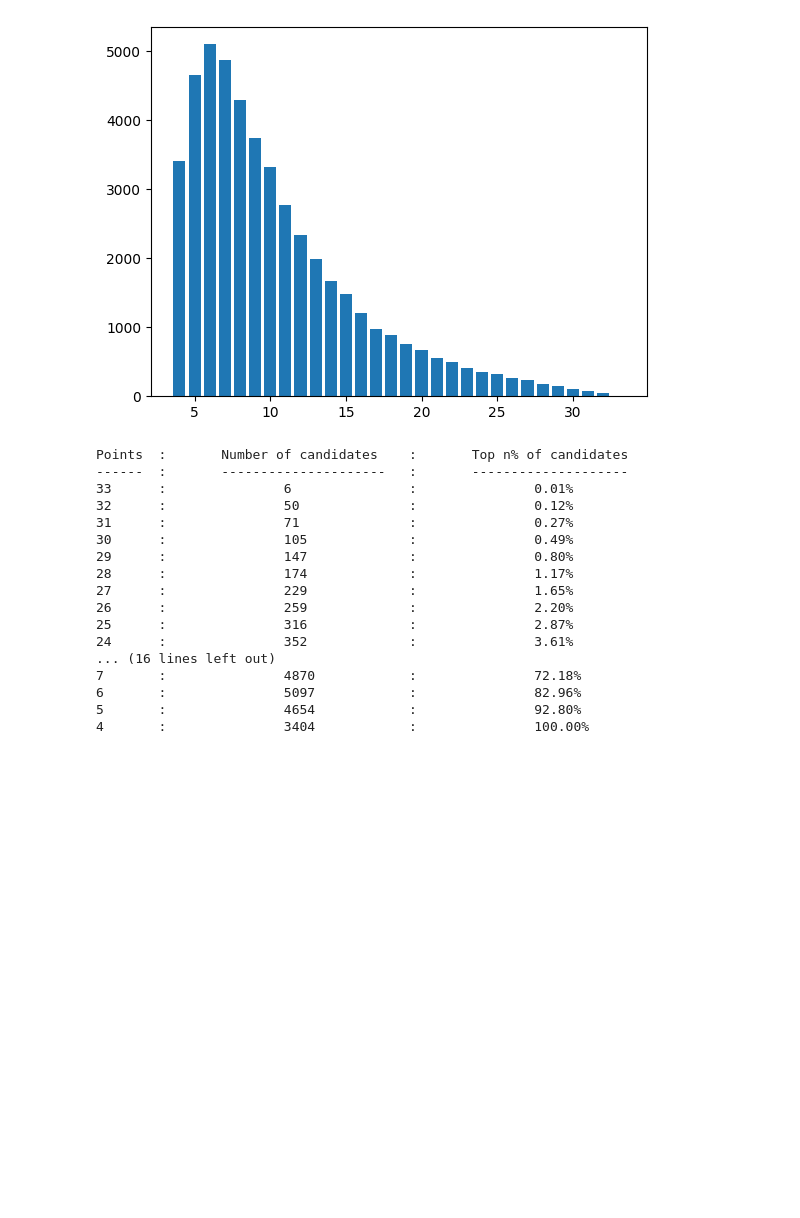
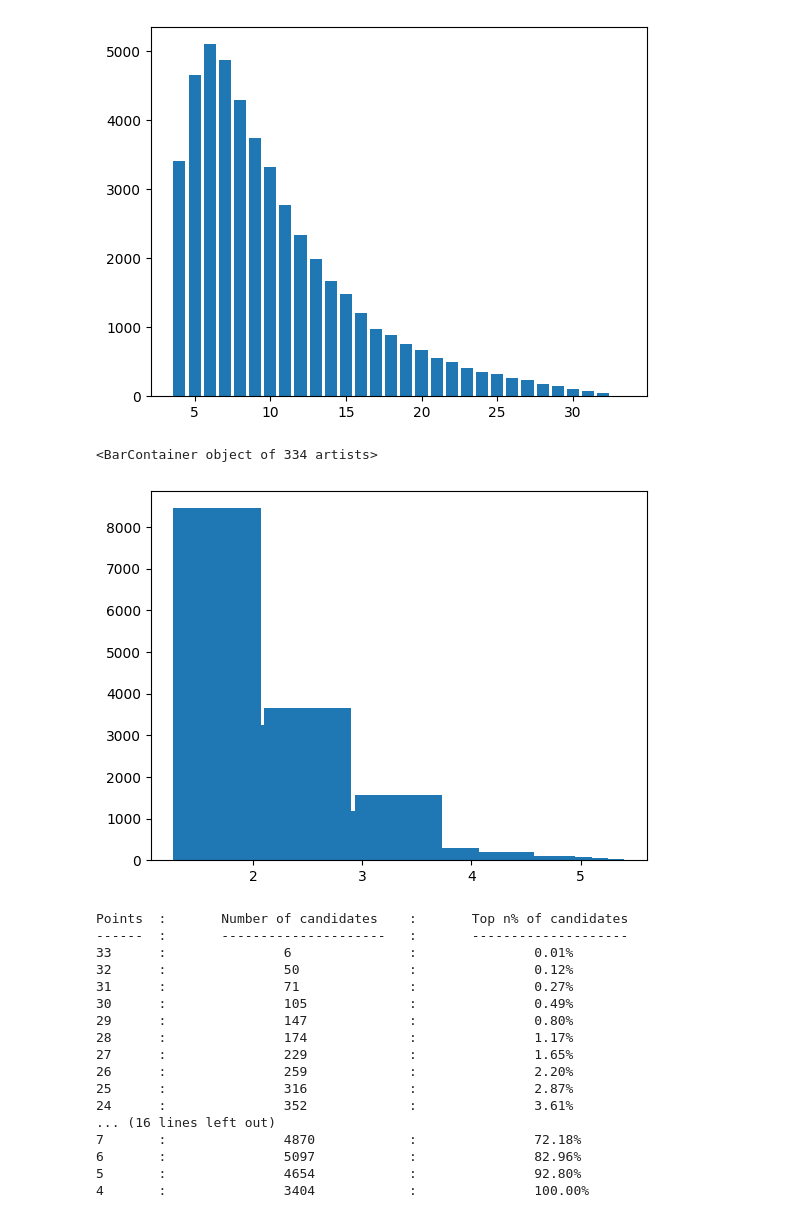
Before and after one commit to kamda-cyrial/Cameroon-GCE-Analytics, a Jupyter notebook: OL/2020/test.ipynb, the cells around one changed output. Cells and saved outputs as stored; diff of their text form; code cells hidden in the pictures; blank space fills up the shorter version.

Commit message:
adding the gpa graph for both OLs results

```diff
--- a/OL/2020/test.ipynb
+++ b/OL/2020/test.ipynb
@@ -121,6 +121,11 @@ plt.bar(grade_distribution.keys(), [grade_distribution[key].count for key in gra
 # %% [output]
 <BarContainer object of 30 artists>
 [figure]
+# %%
+plt.bar(gpa_distribution.keys(), [gpa_distribution[key].count for key in gpa_distribution.keys()])
+# %% [output]
+<BarContainer object of 334 artists>
+[figure, added]
 # %%
 print("Points \t: \tNumber of candidates \t: \tTop n% of candidates")
 print("------ \t: \t--------------------- \t: \t--------------------")
```
Also changed, not shown: 1 other file.
